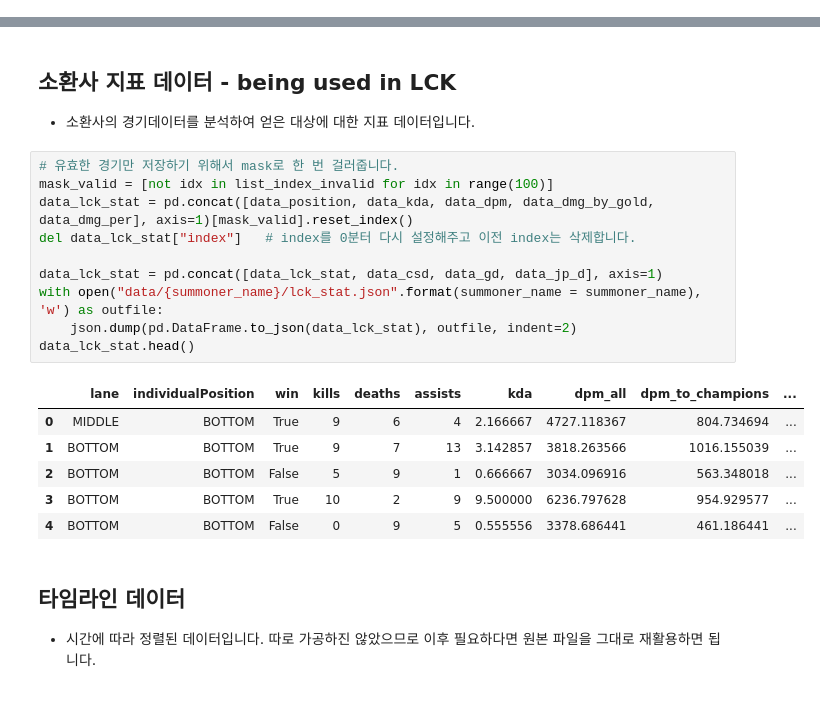
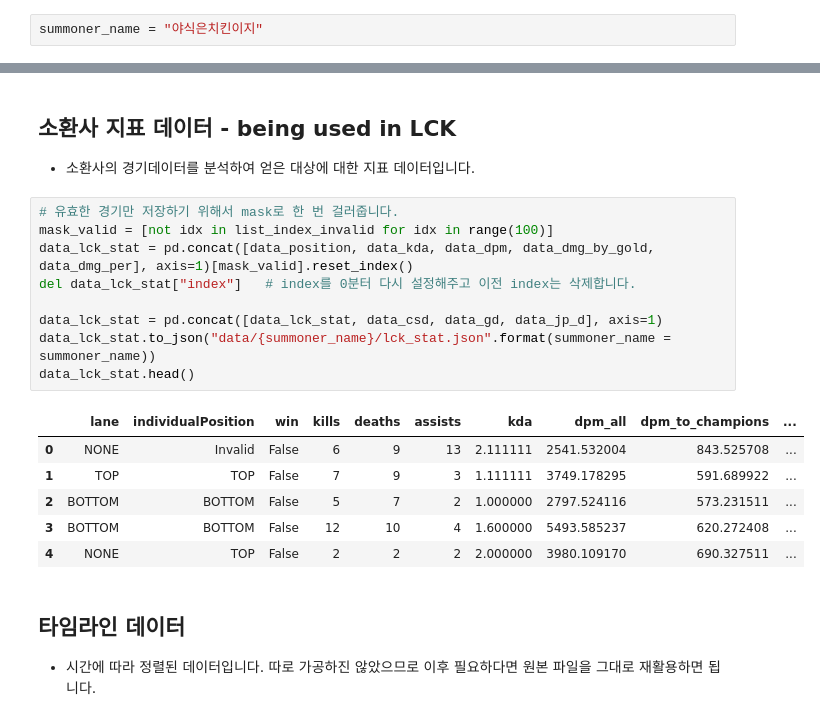
Before and after one commit to uowol/Project_LoLStatistics, a Jupyter notebook: LCK따라잡기.ipynb, the cells around one changed output, grey strips where cells are left out. Saved outputs shown, nothing was run; the diff lists cells and outputs as text.

```diff
--- a/LCK따라잡기.ipynb
+++ b/LCK따라잡기.ipynb
@@ -14,3 +12,5 @@ summoner_name = "Gen G Ruler"
+# %%
+summoner_name = "야식은치킨이지"
 # %% [markdown]
 ## 경기 데이터 가공하기
 경기 데이터를 읽어와 필요 없는 부분은 자르고 양이 많은 부분은 따로 저장해줍니다.
@@ -541,20 +529,19 @@ data_match.head()
 # %%
 # 유효한 경기만 저장하기 위해서 mask로 한 번 걸러줍니다.
 mask_valid = [not idx in list_index_invalid for idx in range(100)]
 data_lck_stat = pd.concat([data_position, data_kda, data_dpm, data_dmg_by_gold, data_dmg_per], axis=1)[mask_valid].reset_index()
 del data_lck_stat["index"]   # index를 0분터 다시 설정해주고 이전 index는 삭제합니다.
 
 data_lck_stat = pd.concat([data_lck_stat, data_csd, data_gd, data_jp_d], axis=1)
-with open("data/{summoner_name}/lck_stat.json".format(summoner_name = summoner_name), 'w') as outfile:
-    json.dump(pd.DataFrame.to_json(data_lck_stat), outfile, indent=2)
+data_lck_stat.to_json("data/{summoner_name}/lck_stat.json".format(summoner_name = summoner_name))
 data_lck_stat.head()
 # %% [output]
 |  | lane | individualPosition | win | kills | deaths | assists | kda | dpm_all | dpm_to_champions | ... |
-| 0 | MIDDLE | BOTTOM | True | 9 | 6 | 4 | 2.166667 | 4727.118367 | 804.734694 | ... |
-| 1 | BOTTOM | BOTTOM | True | 9 | 7 | 13 | 3.142857 | 3818.263566 | 1016.155039 | ... |
-| 2 | BOTTOM | BOTTOM | False | 5 | 9 | 1 | 0.666667 | 3034.096916 | 563.348018 | ... |
-| 3 | BOTTOM | BOTTOM | True | 10 | 2 | 9 | 9.500000 | 6236.797628 | 954.929577 | ... |
-| 4 | BOTTOM | BOTTOM | False | 0 | 9 | 5 | 0.555556 | 3378.686441 | 461.186441 | ... |
+| 0 | NONE | Invalid | False | 6 | 9 | 13 | 2.111111 | 2541.532004 | 843.525708 | ... |
+| 1 | TOP | TOP | False | 7 | 9 | 3 | 1.111111 | 3749.178295 | 591.689922 | ... |
+| 2 | BOTTOM | BOTTOM | False | 5 | 7 | 2 | 1.000000 | 2797.524116 | 573.231511 | ... |
+| 3 | BOTTOM | BOTTOM | False | 12 | 10 | 4 | 1.600000 | 5493.585237 | 620.272408 | ... |
+| 4 | NONE | TOP | False | 2 | 2 | 2 | 2.000000 | 3980.109170 | 690.327511 | ... |
 # %% [markdown]
 ## 타임라인 데이터
 - 시간에 따라 정렬된 데이터입니다. 따로 가공하진 않았으므로 이후 필요하다면 원본 파일을 그대로 재활용하면 됩니다.
```
Also changed, not shown: parts of 16 cells of this notebook, 1 other file.
